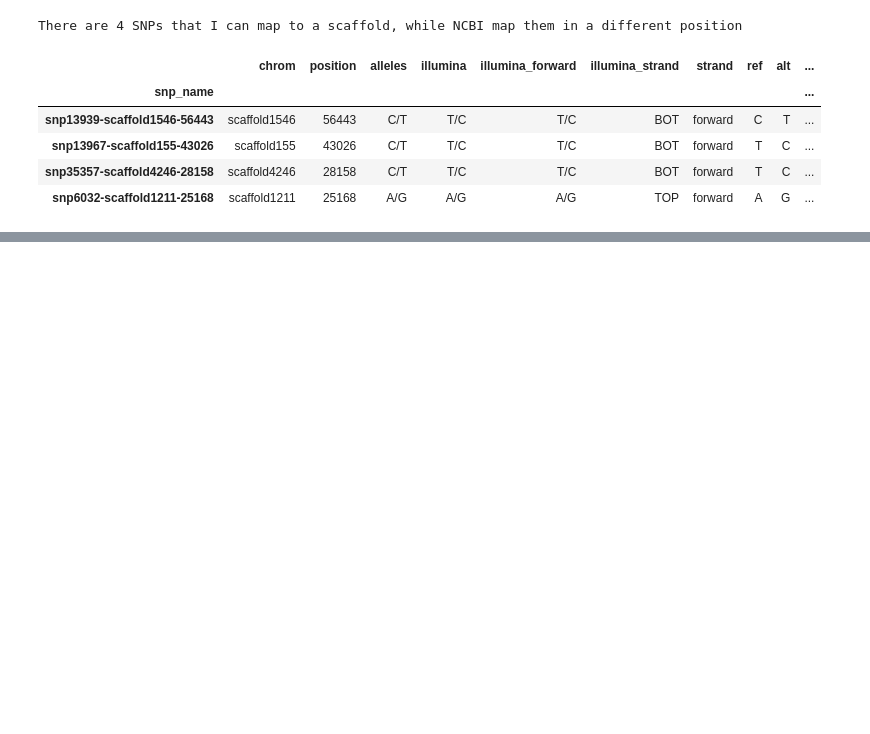
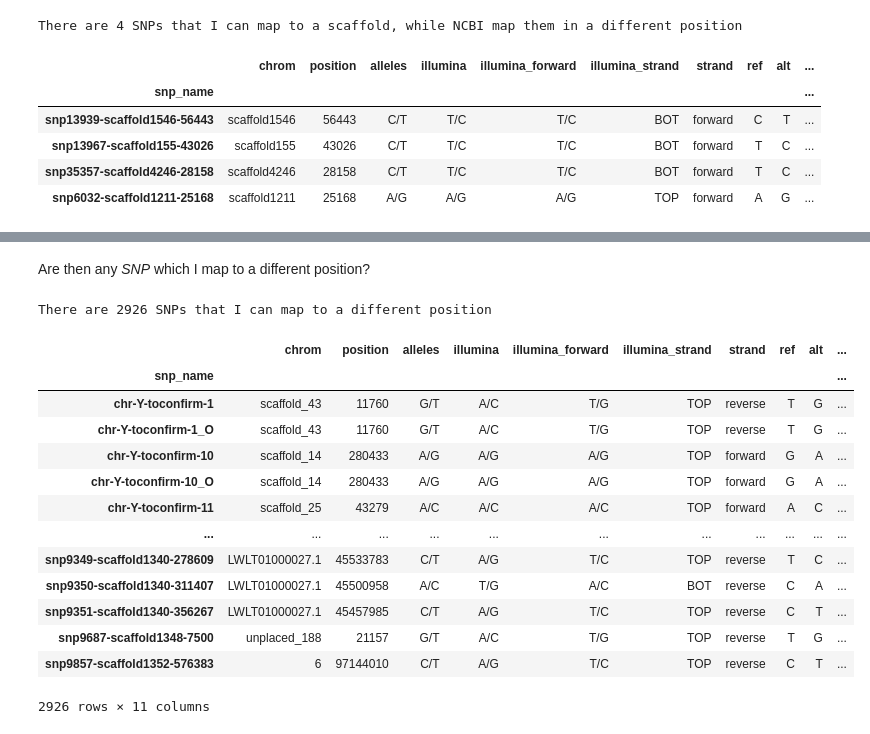
Before and after one commit to cnr-ibba/SMARTER-database, a Jupyter notebook: notebooks/exploratory/0.26.0-bunop-goat_chip_aligned.ipynb, the cells around one changed output, grey strips where cells are left out. Saved outputs shown, nothing was run; the diff lists cells and outputs as text; code cells hidden in the pictures; blank space fills up the shorter version.

```diff
--- a/notebooks/exploratory/0.26.0-bunop-goat_chip_aligned.ipynb
+++ b/notebooks/exploratory/0.26.0-bunop-goat_chip_aligned.ipynb
@@ -201,0 +263,4 @@ There are 4 SNPs that I can map to a scaffold, while NCBI map them in a differen
+# %%
+results = pd.read_csv("Goat_IGGC_65K_v2_15069617X365016_A2.csv-GCA_001704415.2_ARS1.2_genomic.fna.blastn.csv")
+results.set_index("snp_name", inplace=True)
+results.head()
@@ -201,0 +402,22 @@ There are 4 SNPs that I can map to a scaffold, while NCBI map them in a differen
+# %% [markdown]
+Are then any *SNP* which I map to a different position?
+# %%
+different = differences.query("chrom != '0' and smarter_chrom != '0'")
+print(f"There are {different.shape[0]} SNPs that I can map to a different position")
+different
+# %% [output]
+There are 2926 SNPs that I can map to a different position
+|  | chrom | position | alleles | illumina | illumina_forward | illumina_strand | strand | ref | alt | ... |
+| snp_name |  |  |  |  |  |  |  |  |  | ... |
+| chr-Y-toconfirm-1 | scaffold_43 | 11760 | G/T | A/C | T/G | TOP | reverse | T | G | ... |
+| chr-Y-toconfirm-1_O | scaffold_43 | 11760 | G/T | A/C | T/G | TOP | reverse | T | G | ... |
+| chr-Y-toconfirm-10 | scaffold_14 | 280433 | A/G | A/G | A/G | TOP | forward | G | A | ... |
+| chr-Y-toconfirm-10_O | scaffold_14 | 280433 | A/G | A/G | A/G | TOP | forward | G | A | ... |
+| chr-Y-toconfirm-11 | scaffold_25 | 43279 | A/C | A/C | A/C | TOP | forward | A | C | ... |
+| ... | ... | ... | ... | ... | ... | ... | ... | ... | ... | ... |
+| snp9349-scaffold1340-278609 | LWLT01000027.1 | 45533783 | C/T | A/G | T/C | TOP | reverse | T | C | ... |
+| snp9350-scaffold1340-311407 | LWLT01000027.1 | 45500958 | A/C | T/G | A/C | BOT | reverse | C | A | ... |
+| snp9351-scaffold1340-356267 | LWLT01000027.1 | 45457985 | C/T | A/G | T/C | TOP | reverse | C | T | ... |
+| snp9687-scaffold1348-7500 | unplaced_188 | 21157 | G/T | A/C | T/G | TOP | reverse | T | G | ... |
+| snp9857-scaffold1352-576383 | 6 | 97144010 | C/T | A/G | T/C | TOP | reverse | C | T | ... |
+2926 rows × 11 columns
```
Also changed, not shown: parts of 38 cells of this notebook.
